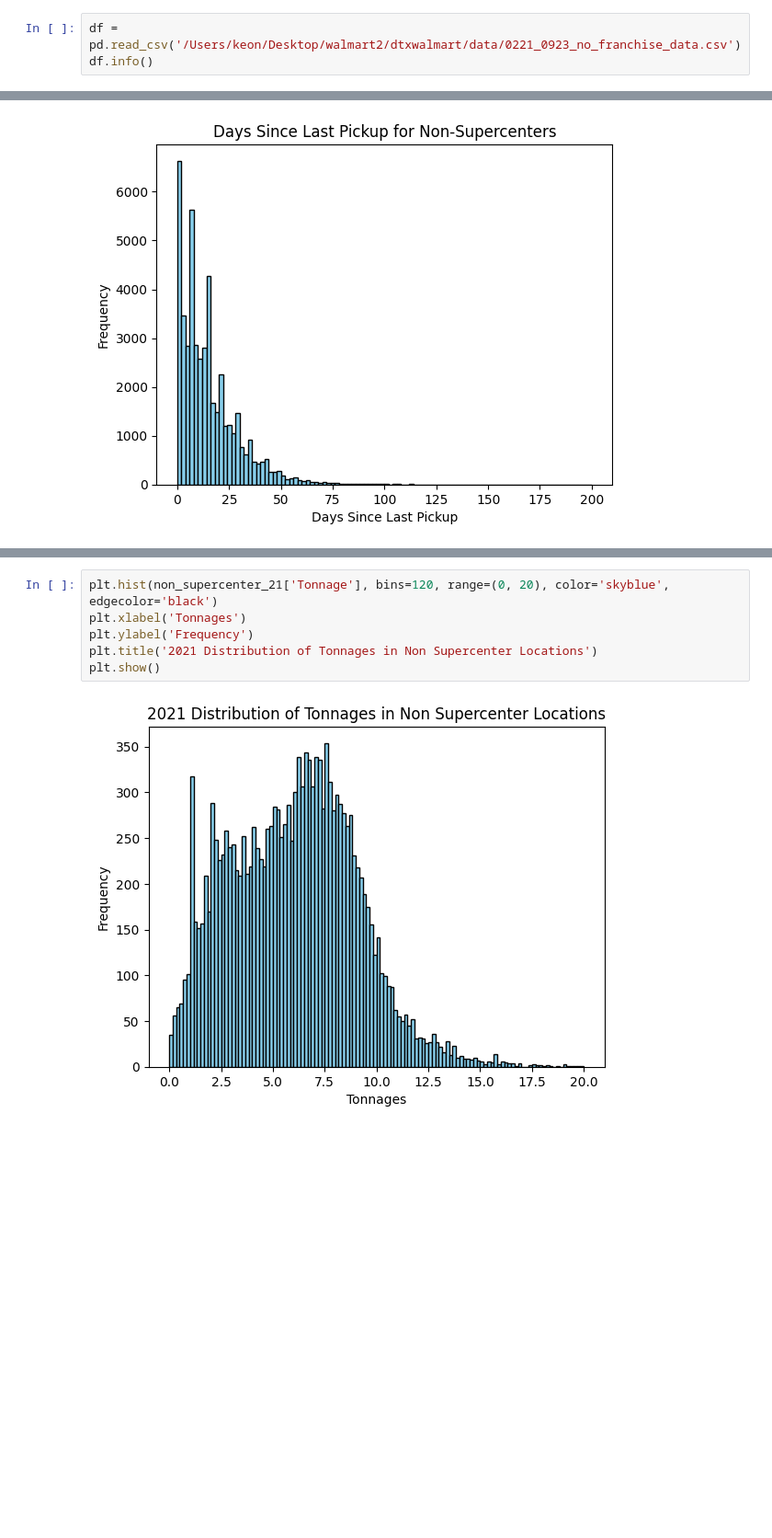
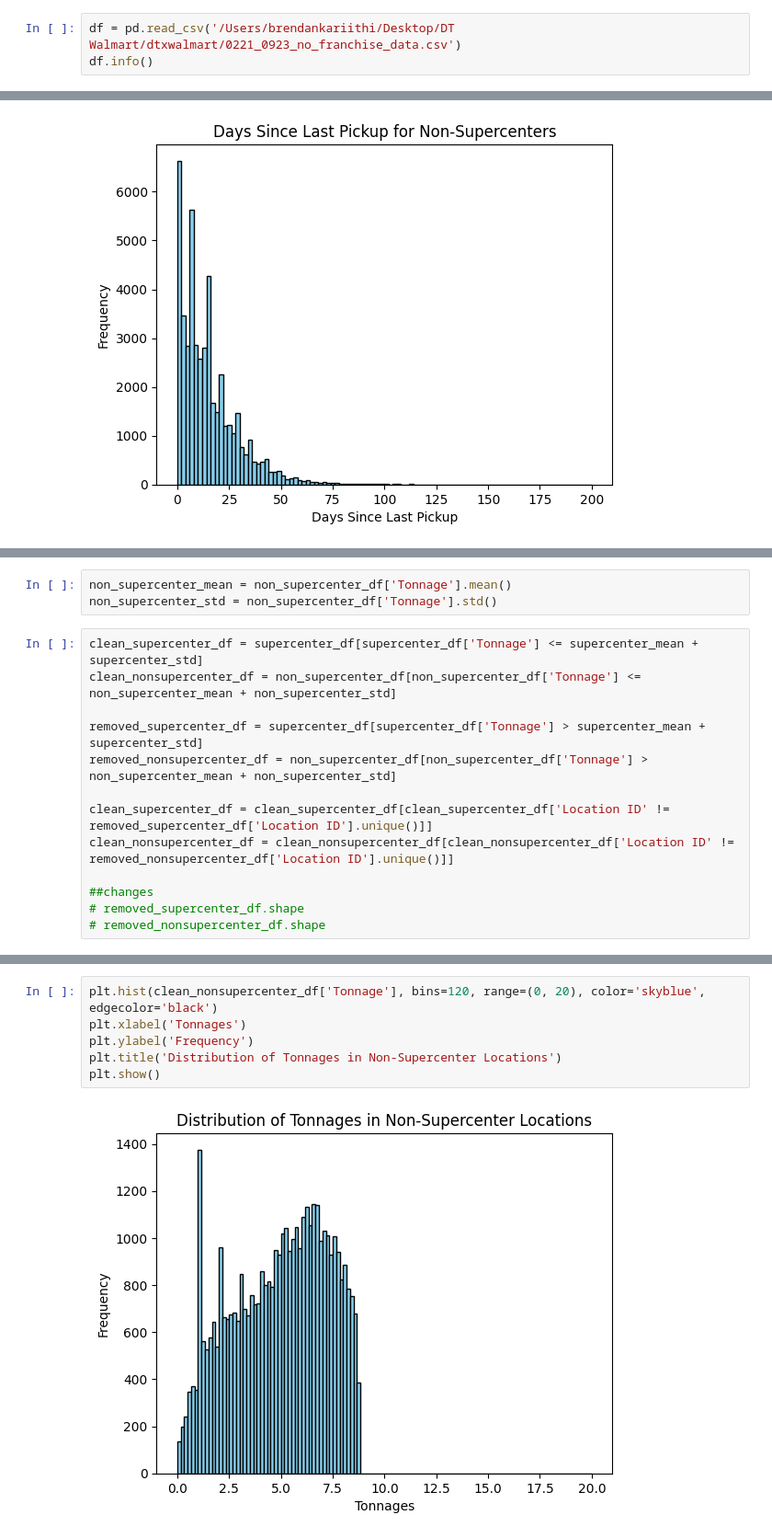
Before and after one commit to jli615/dtxwalmart, a Jupyter notebook: splitting.ipynb, the cells around one changed output, grey strips where cells are left out. Shown at 92% size. Cells and saved outputs as stored; diff of their text form; blank space fills up the shorter version.

```diff
--- a/splitting.ipynb
+++ b/splitting.ipynb
@@ -2,7 +2,7 @@
 import pandas as pd
 import matplotlib.pyplot as plt
 # %%
-df = pd.read_csv('/Users/keon/Desktop/walmart2/dtxwalmart/data/0221_0923_no_franchise_data.csv')
+df = pd.read_csv('/Users/brendankariithi/Desktop/DT Walmart/dtxwalmart/0221_0923_no_franchise_data.csv')
 df.info()
 # %% [output]
 <class 'pandas.core.frame.DataFrame'>
@@ -275 +288,17 @@ plt.show()
+# %%
+non_supercenter_mean = non_supercenter_df['Tonnage'].mean()
+non_supercenter_std = non_supercenter_df['Tonnage'].std()
+# %%
+clean_supercenter_df = supercenter_df[supercenter_df['Tonnage'] <= supercenter_mean + supercenter_std]
+clean_nonsupercenter_df = non_supercenter_df[non_supercenter_df['Tonnage'] <= non_supercenter_mean + non_supercenter_std]
+
+removed_supercenter_df = supercenter_df[supercenter_df['Tonnage'] > supercenter_mean + supercenter_std]
+removed_nonsupercenter_df = non_supercenter_df[non_supercenter_df['Tonnage'] > non_supercenter_mean + non_supercenter_std]
+
+clean_supercenter_df = clean_supercenter_df[clean_supercenter_df['Location ID' != removed_supercenter_df['Location ID'].unique()]]
+clean_nonsupercenter_df = clean_nonsupercenter_df[clean_nonsupercenter_df['Location ID' != removed_nonsupercenter_df['Location ID'].unique()]]
+
+##changes
+# removed_supercenter_df.shape
+# removed_nonsupercenter_df.shape
 # %%
@@ -283,8 +312,8 @@ plt.show()
 # %%
-plt.hist(non_supercenter_21['Tonnage'], bins=120, range=(0, 20), color='skyblue', edgecolor='black')
+plt.hist(clean_nonsupercenter_df['Tonnage'], bins=120, range=(0, 20), color='skyblue', edgecolor='black')
 plt.xlabel('Tonnages')
 plt.ylabel('Frequency')
-plt.title('2021 Distribution of Tonnages in Non Supercenter Locations')
+plt.title('Distribution of Tonnages in Non-Supercenter Locations')
 plt.show()
 # %% [output]
-[figure, old version]
+[figure, new version]
```
Also changed, not shown: parts of 15 cells of this notebook.
